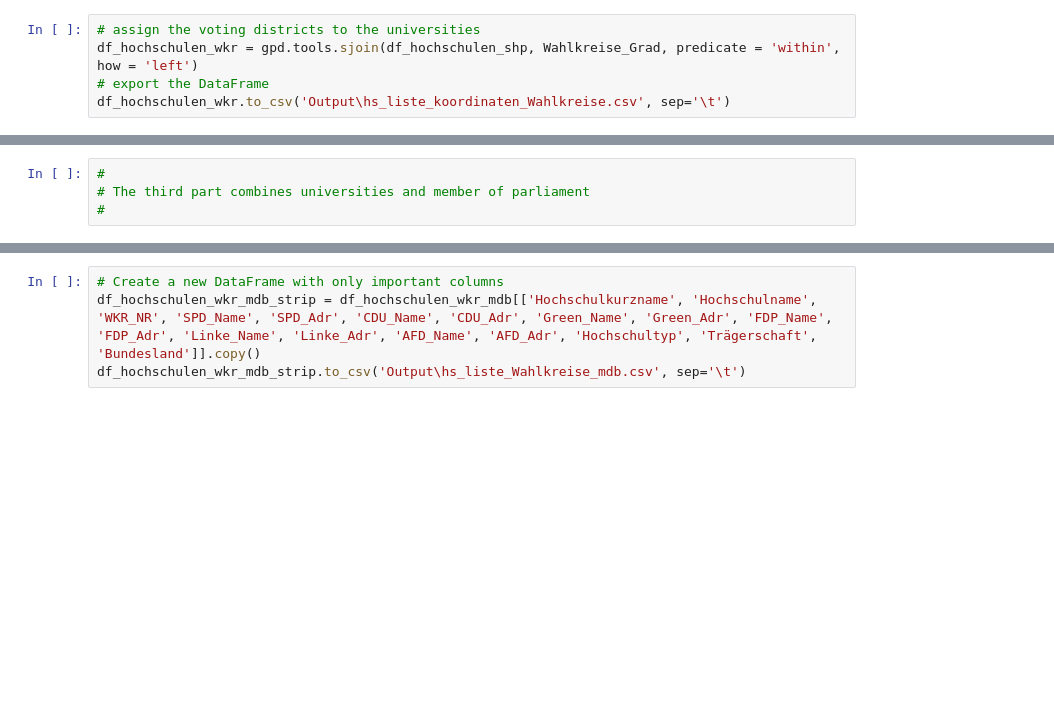
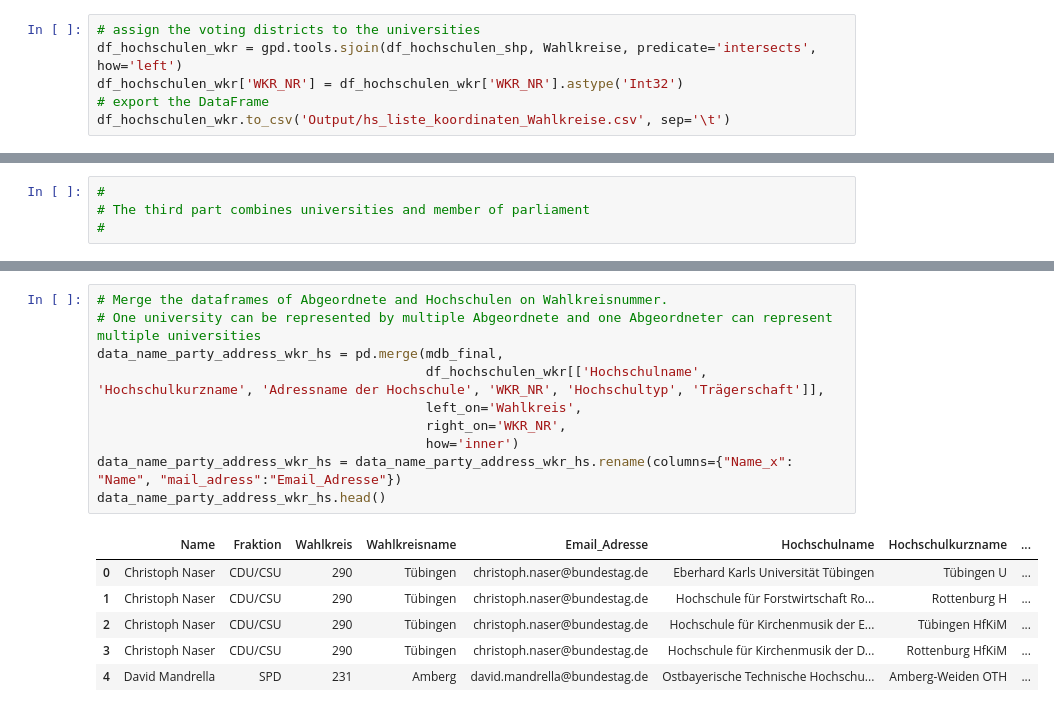
Before and after one commit to michaelgerloff/IchBinHanna_List_MdBs_Universities, a Jupyter notebook: Hanna.ipynb, the cells around one changed output, grey strips where cells are left out. Drawn from its saved outputs; the diff is of its cells as text; blank space fills up the shorter version.

```diff
--- a/Hanna.ipynb
+++ b/Hanna.ipynb
@@ -283,5 +301,6 @@ df_hochschulen_shp.plot(ax = ax, color = 'red', markersize = 2)
 # %%
 # assign the voting districts to the universities
-df_hochschulen_wkr = gpd.tools.sjoin(df_hochschulen_shp, Wahlkreise_Grad, predicate = 'within', how = 'left')
+df_hochschulen_wkr = gpd.tools.sjoin(df_hochschulen_shp, Wahlkreise, predicate='intersects', how='left')
+df_hochschulen_wkr['WKR_NR'] = df_hochschulen_wkr['WKR_NR'].astype('Int32')
 # export the DataFrame
-df_hochschulen_wkr.to_csv('Output\hs_liste_koordinaten_Wahlkreise.csv', sep='\t')
+df_hochschulen_wkr.to_csv('Output/hs_liste_koordinaten_Wahlkreise.csv', sep='\t')
@@ -376,4 +321,17 @@ df_hochschulen_wkr_mdb = pd.concat([df_hochschulen_wkr, temp], axis = 1, join =
-# %%
-# Create a new DataFrame with only important columns
-df_hochschulen_wkr_mdb_strip = df_hochschulen_wkr_mdb[['Hochschulkurzname', 'Hochschulname', 'WKR_NR', 'SPD_Name', 'SPD_Adr', 'CDU_Name', 'CDU_Adr', 'Green_Name', 'Green_Adr', 'FDP_Name', 'FDP_Adr', 'Linke_Name', 'Linke_Adr', 'AFD_Name', 'AFD_Adr', 'Hochschultyp', 'Trägerschaft', 'Bundesland']].copy()
-df_hochschulen_wkr_mdb_strip.to_csv('Output\hs_liste_Wahlkreise_mdb.csv', sep='\t')
+# %%
+# Merge the dataframes of Abgeordnete and Hochschulen on Wahlkreisnummer.
+# One university can be represented by multiple Abgeordnete and one Abgeordneter can represent multiple universities
+data_name_party_address_wkr_hs = pd.merge(mdb_final,
+                                          df_hochschulen_wkr[['Hochschulname', 'Hochschulkurzname', 'Adressname der Hochschule', 'WKR_NR', 'Hochschultyp', 'Trägerschaft']],
+                                          left_on='Wahlkreis',
+                                          right_on='WKR_NR',
+                                          how='inner')
+data_name_party_address_wkr_hs = data_name_party_address_wkr_hs.rename(columns={"Name_x": "Name", "mail_adress":"Email_Adresse"})
+data_name_party_address_wkr_hs.head()
+# %% [output]
+|  | Name | Fraktion | Wahlkreis | Wahlkreisname | Email_Adresse | Hochschulname | Hochschulkurzname | ... |
+| 0 | Christoph Naser | CDU/CSU | 290 | Tübingen | christoph.naser@bundestag.de | Eberhard Karls Universität Tübingen | Tübingen U | ... |
+| 1 | Christoph Naser | CDU/CSU | 290 | Tübingen | christoph.naser@bundestag.de | Hochschule für Forstwirtschaft Ro... | Rottenburg H | ... |
+| 2 | Christoph Naser | CDU/CSU | 290 | Tübingen | christoph.naser@bundestag.de | Hochschule für Kirchenmusik der E... | Tübingen HfKiM | ... |
+| 3 | Christoph Naser | CDU/CSU | 290 | Tübingen | christoph.naser@bundestag.de | Hochschule für Kirchenmusik der D... | Rottenburg HfKiM | ... |
+| 4 | David Mandrella | SPD | 231 | Amberg | david.mandrella@bundestag.de | Ostbayerische Technische Hochschu... | Amberg-Weiden OTH | ... |
```
Also changed, not shown: parts of 24 cells of this notebook, 22 other files.
